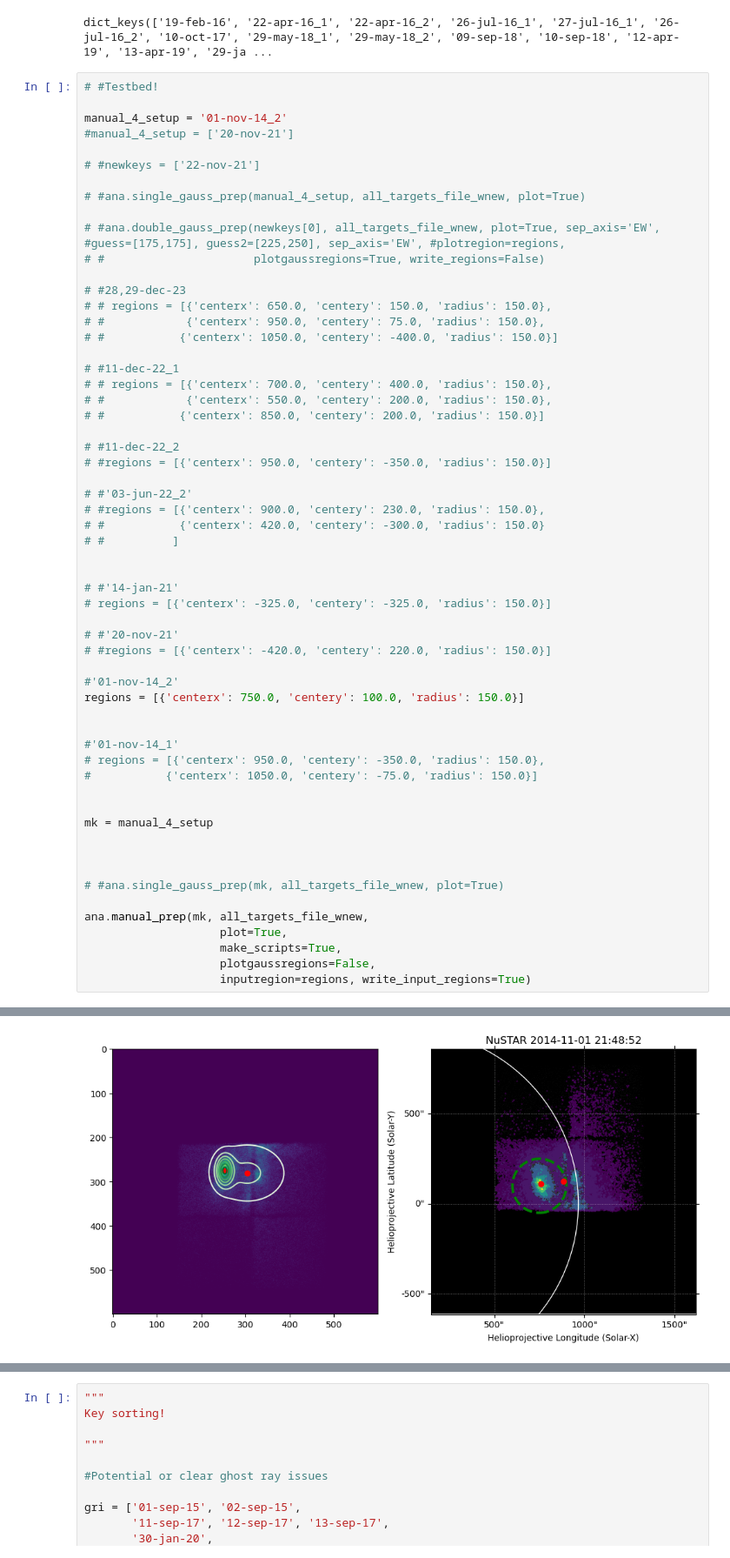
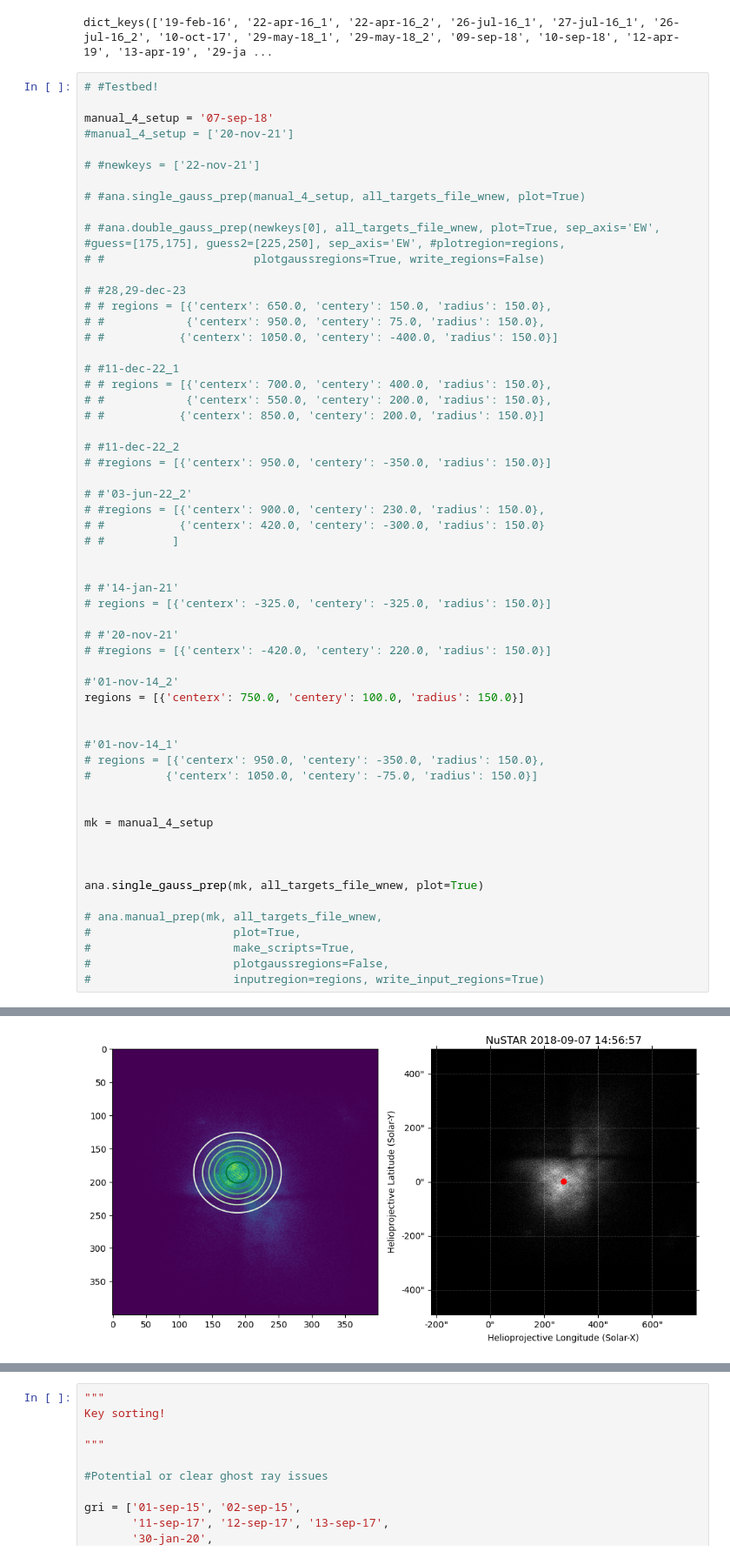
Before and after one commit to jessiemcd/do-dem, a Jupyter notebook: AR_inventory.ipynb, the cells around one changed output, grey strips where cells are left out. Shown at 87% size. Saved outputs shown, nothing was run; the diff lists cells and outputs as text.

```diff
--- a/AR_inventory.ipynb
+++ b/AR_inventory.ipynb
@@ -1672,7 +1765,7 @@ dict_keys(['19-feb-16', '22-apr-16_1', '22-apr-16_2', '26-jul-16_1', '27-jul-16_
 # %%
 # #Testbed!
 
-manual_4_setup = '01-nov-14_2'
+manual_4_setup = '07-sep-18'
 #manual_4_setup = ['20-nov-21']
 
 # #newkeys = ['22-nov-21']
@@ -1720,11 +1813,11 @@ mk = manual_4_setup
 
 
 
-# #ana.single_gauss_prep(mk, all_targets_file_wnew, plot=True)
+ana.single_gauss_prep(mk, all_targets_file_wnew, plot=True)
 
-ana.manual_prep(mk, all_targets_file_wnew,
-                    plot=True,
-                    make_scripts=True,
-                    plotgaussregions=False,
-                    inputregion=regions, write_input_regions=True)
+# ana.manual_prep(mk, all_targets_file_wnew,
+#                     plot=True,
+#                     make_scripts=True,
+#                     plotgaussregions=False,
+#                     inputregion=regions, write_input_regions=True)
 # %% [output]
@@ -1735 +1833 @@ Percent of data in region 0:  0.37644689246958235
-[figure, old version]
+[figure, new version]
```
Also changed, not shown: parts of 24 cells of this notebook, 6 other files.
